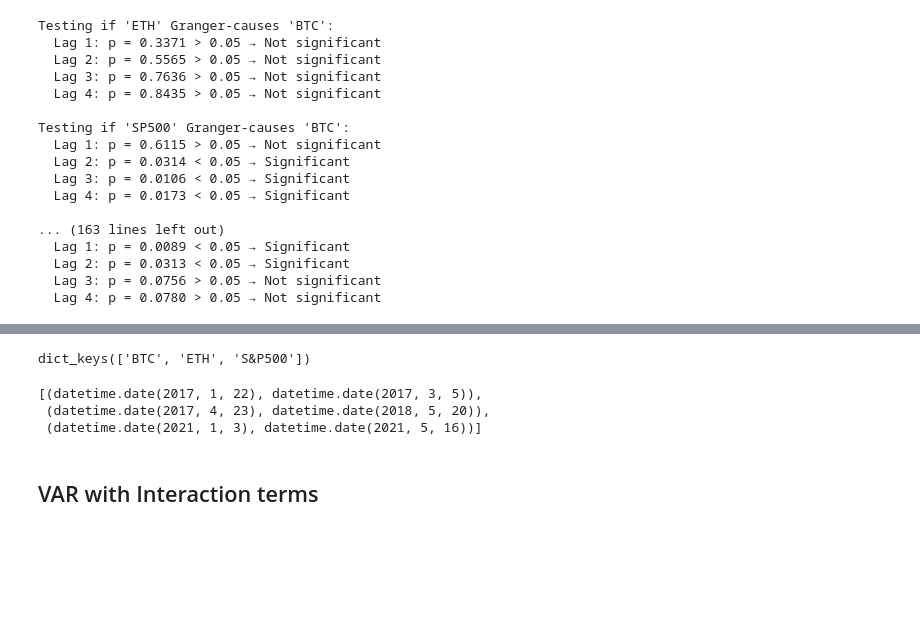
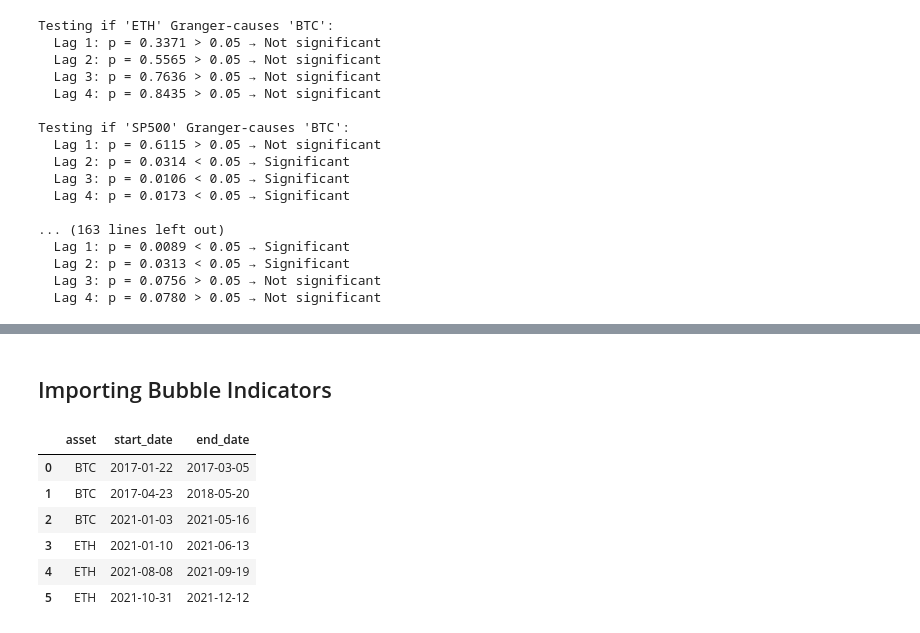
Before and after one commit to blurryskyx/DSE4211_Project, a Jupyter notebook: VAR Analysis.ipynb, the cells around one changed output, grey strips where cells are left out. Drawn from its saved outputs; the diff is of its cells as text; code cells hidden in the pictures; blank space fills up the shorter version.

```diff
--- a/VAR Analysis.ipynb
+++ b/VAR Analysis.ipynb
@@ -355,12 +349,2 @@ with open("gsadf_results.pkl", "rb") as f:
-# %%
-results.keys()
-# %% [output]
-dict_keys(['BTC', 'ETH', 'S&P500'])
-# %%
-results["BTC"]['bubbles']
-# %% [output]
-[(datetime.date(2017, 1, 22), datetime.date(2017, 3, 5)),
- (datetime.date(2017, 4, 23), datetime.date(2018, 5, 20)),
- (datetime.date(2021, 1, 3), datetime.date(2021, 5, 16))]
-# %% [markdown]
-## VAR with Interaction terms
+# %% [markdown]
+## Importing Bubble Indicators
@@ -366,0 +355,21 @@ results["BTC"]['bubbles']
+# %%
+bubble_rows = []
+
+for asset, res in results.items():
+    for start, end in res["bubbles"]:
+        bubble_rows.append({
+            "asset": asset,
+            "start_date": pd.to_datetime(start),
+            "end_date": pd.to_datetime(end)
+        })
+
+bubble_df = pd.DataFrame(bubble_rows)
+bubble_df
+# %% [output]
+|  | asset | start_date | end_date |
+| 0 | BTC | 2017-01-22 | 2017-03-05 |
+| 1 | BTC | 2017-04-23 | 2018-05-20 |
+| 2 | BTC | 2021-01-03 | 2021-05-16 |
+| 3 | ETH | 2021-01-10 | 2021-06-13 |
+| 4 | ETH | 2021-08-08 | 2021-09-19 |
+| 5 | ETH | 2021-10-31 | 2021-12-12 |
```
Also changed, not shown: parts of 20 cells of this notebook, 5 other files.
